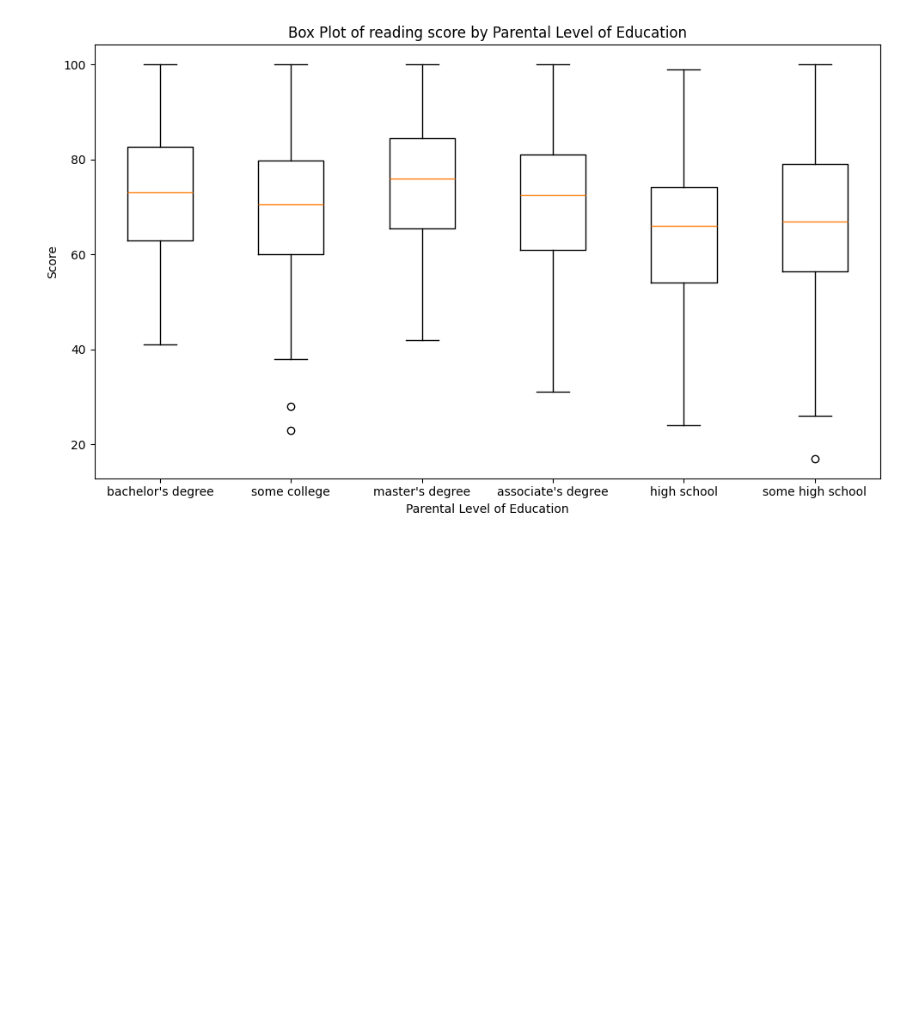
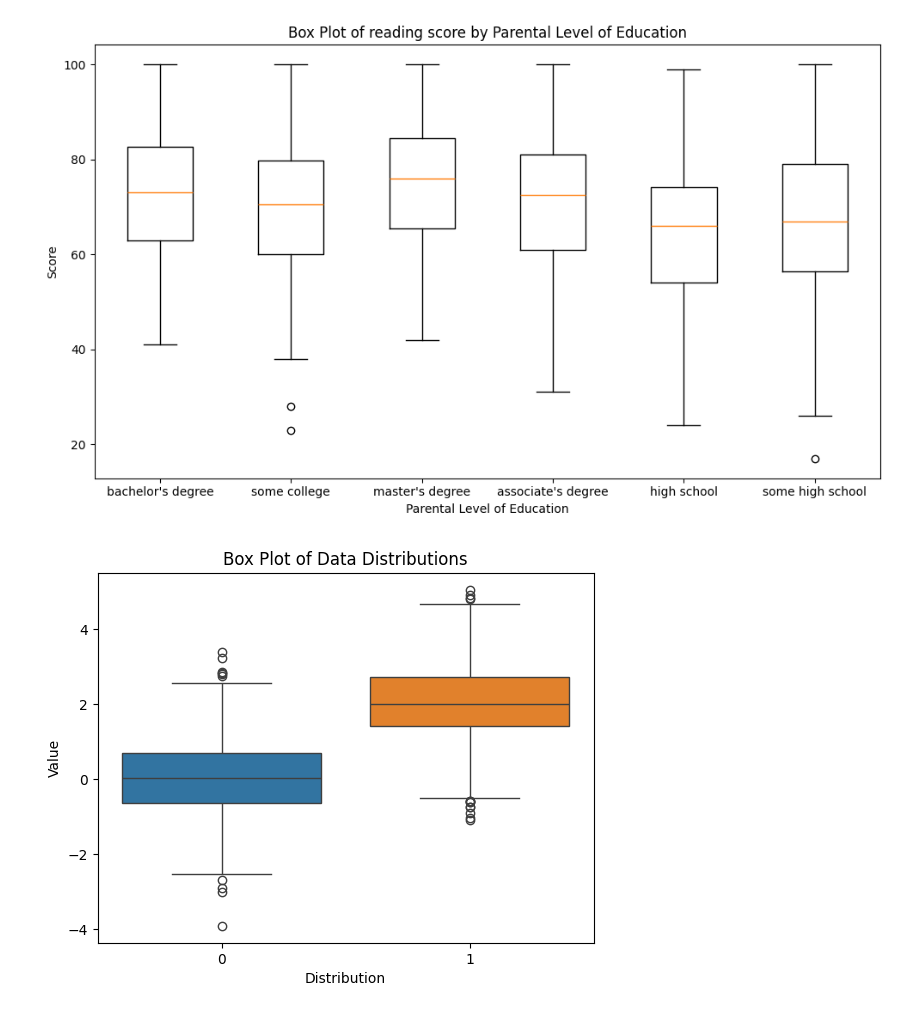
Before and after one commit to Nohan28/aiml, a Jupyter notebook: nohan23CS028.ipynb, the cells around one changed output. Saved outputs shown, nothing was run; the diff lists cells and outputs as text; code cells hidden in the pictures; blank space fills up the shorter version.

```diff
--- a/nohan23CS028.ipynb
+++ b/nohan23CS028.ipynb
@@ -1320,3 +1320,15 @@ plt.tight_layout()
 plt.show()
 # %% [output]
 [figure]
+# %%
+import seaborn as sns
+import numpy as np
+data1 = np.random.normal(0,1,1000)
+data2 = np.random.normal(2,1,1000)
+sns.boxplot(data=[data1,data2])
+plt.xlabel('Distribution')
+plt.ylabel('Value')
+plt.title('Box Plot of Data Distributions')
+plt.show()
+# %% [output]
+[figure, added]
```
Also changed, not shown: parts of 5 cells of this notebook.
